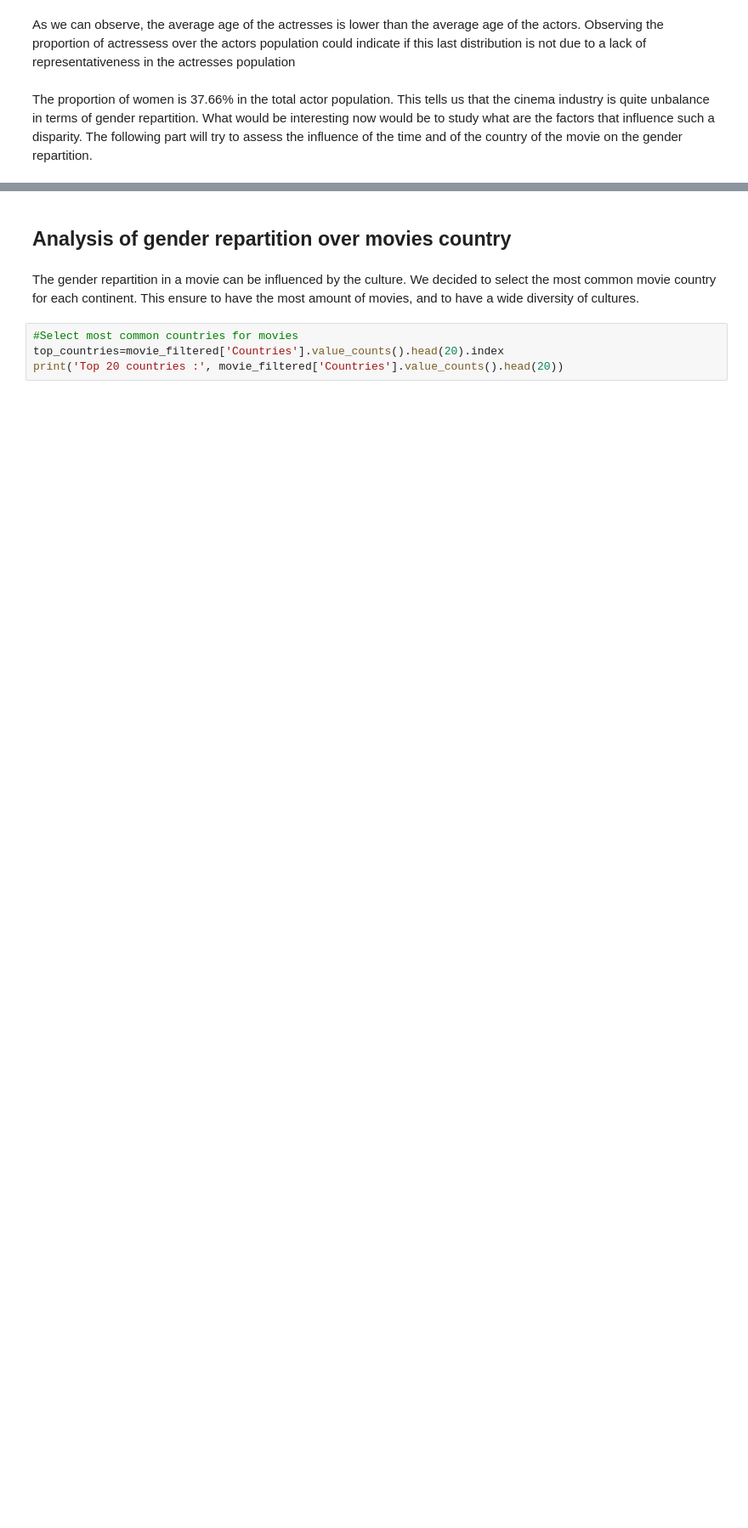
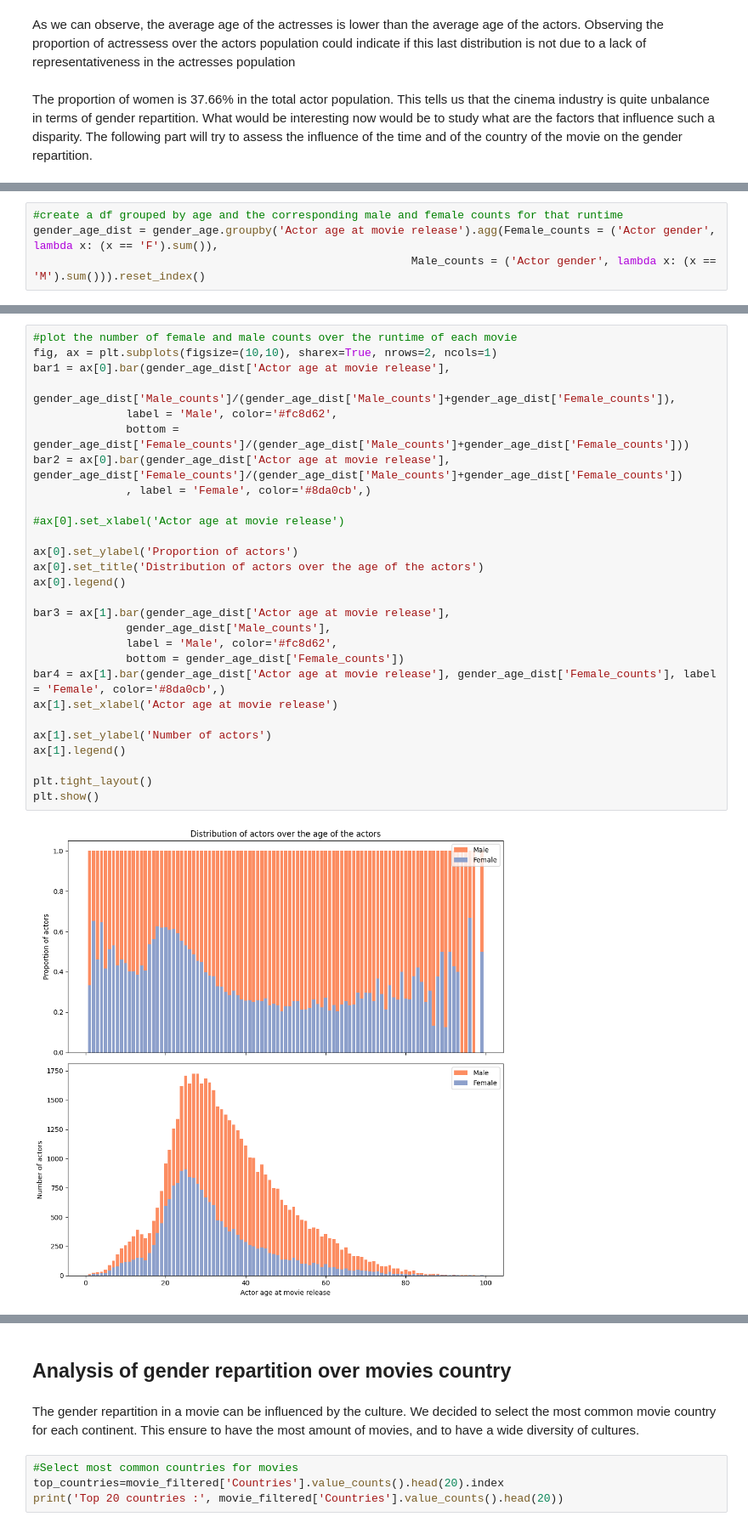
Before and after one commit to aristo6253/CS-401-ADAknow-Milestone2, a Jupyter notebook: Gender_analysis_movie_char.ipynb, the cells around one changed output, grey strips where cells are left out. Shown at 85% size. Saved outputs shown, nothing was run; the diff lists cells and outputs as text; blank space fills up the shorter version.

```diff
--- a/Gender_analysis_movie_char.ipynb
+++ b/Gender_analysis_movie_char.ipynb
@@ -74,0 +79,4 @@ The following part will try to assess the influence of the time and of the count
+# %%
+#create a df grouped by age and the corresponding male and female counts for that runtime
+gender_age_dist = gender_age.groupby('Actor age at movie release').agg(Female_counts = ('Actor gender', lambda x: (x == 'F').sum()),
+                                                         Male_counts = ('Actor gender', lambda x: (x == 'M').sum())).reset_index()
@@ -74,0 +99,30 @@ The following part will try to assess the influence of the time and of the count
+# %%
+#plot the number of female and male counts over the runtime of each movie
+fig, ax = plt.subplots(figsize=(10,10), sharex=True, nrows=2, ncols=1)
+bar1 = ax[0].bar(gender_age_dist['Actor age at movie release'],
+              gender_age_dist['Male_counts']/(gender_age_dist['Male_counts']+gender_age_dist['Female_counts']),
+              label = 'Male', color='#fc8d62',
+              bottom = gender_age_dist['Female_counts']/(gender_age_dist['Male_counts']+gender_age_dist['Female_counts']))
+bar2 = ax[0].bar(gender_age_dist['Actor age at movie release'], gender_age_dist['Female_counts']/(gender_age_dist['Male_counts']+gender_age_dist['Female_counts'])
+              , label = 'Female', color='#8da0cb',)
+
+#ax[0].set_xlabel('Actor age at movie release')
+
+ax[0].set_ylabel('Proportion of actors')
+ax[0].set_title('Distribution of actors over the age of the actors')
+ax[0].legend()
+
+bar3 = ax[1].bar(gender_age_dist['Actor age at movie release'],
+              gender_age_dist['Male_counts'],
+              label = 'Male', color='#fc8d62',
+              bottom = gender_age_dist['Female_counts'])
+bar4 = ax[1].bar(gender_age_dist['Actor age at movie release'], gender_age_dist['Female_counts'], label = 'Female', color='#8da0cb',)
+ax[1].set_xlabel('Actor age at movie release')
+
+ax[1].set_ylabel('Number of actors')
+ax[1].legend()
+
+plt.tight_layout()
+plt.show()
+# %% [output]
+[figure, added]
```
Also changed, not shown: parts of 31 cells of this notebook, 1 other file.
